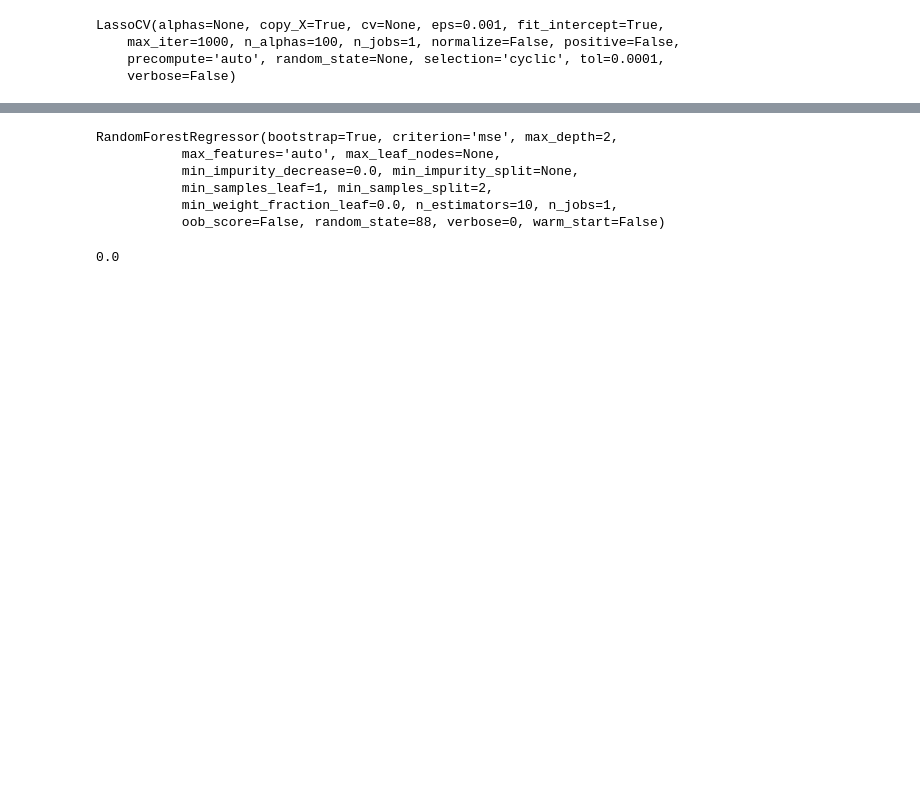
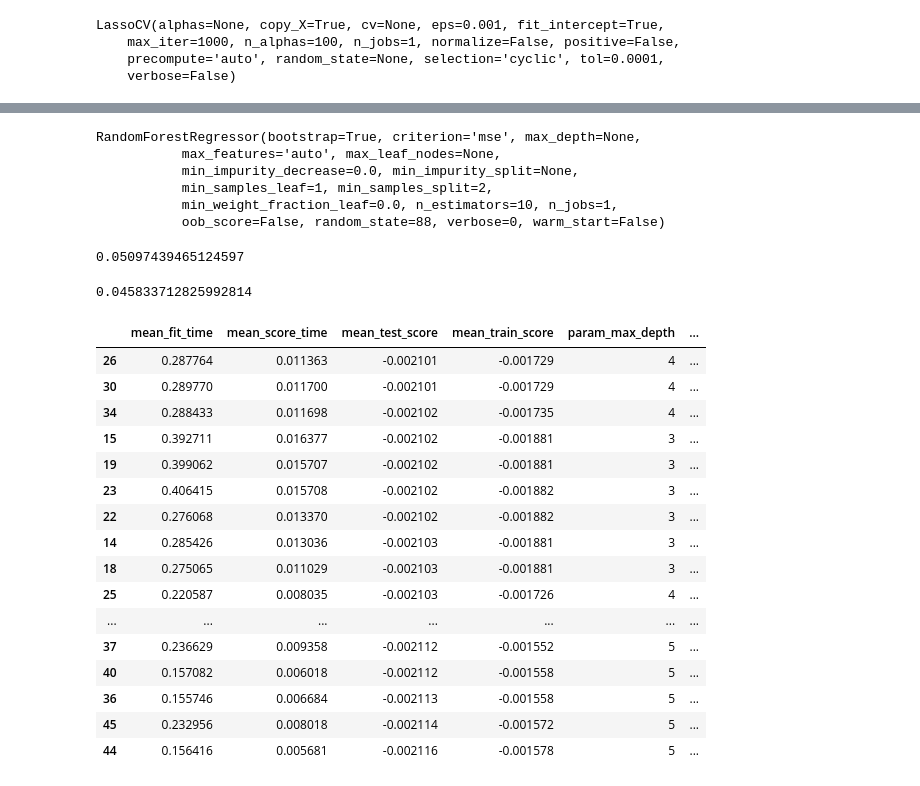
Before and after one commit to denk-o/ML, a Jupyter notebook: coffee_beans/coffee_beans_test.ipynb, the cells around one changed output, grey strips where cells are left out. Cells and saved outputs as stored; diff of their text form; code cells hidden in the pictures; blank space fills up the shorter version.

Commit message:
more random forest regression discussion

```diff
--- a/coffee_beans/coffee_beans_test.ipynb
+++ b/coffee_beans/coffee_beans_test.ipynb
@@ -66,24 +66,52 @@ np.sqrt(np.mean((y_te - my_lasso.predict(x_te))**2))
 # %%
 from sklearn.ensemble import RandomForestClassifier
 from sklearn.ensemble import RandomForestRegressor
-from sklearn.datasets import make_regression
-from sklearn.datasets import make_classification
+from sklearn.model_selection import GridSearchCV
 
-x_t_reg, x_test, y_t_reg, y_test = train_test_split(X,y, random_state=0)
-reg = RandomForestRegressor(max_depth=2, random_state=88)
+x_t_reg, x_test, y_t_reg, y_test = train_test_split(X,y, random_state=42)
+reg = RandomForestRegressor(random_state=88)
+
+params = {"max_depth":[2,3,4,5],  "min_impurity_decrease":[1e-7,1e-6,1e-5],  "n_estimators":[100,150,200,300]}
+
+gs = GridSearchCV(reg,params, n_jobs=-1, scoring = "neg_mean_squared_error")
+gs.fit(x_t_reg,y_t_reg)
 
 sc.fit(x_t_reg)
 x_t_reg = sc.transform(x_t_reg)
 x_test = sc.transform(x_test)
 reg.fit(x_t_reg,y_t_reg)
 # %% [output]
-RandomForestRegressor(bootstrap=True, criterion='mse', max_depth=2,
+RandomForestRegressor(bootstrap=True, criterion='mse', max_depth=None,
            max_features='auto', max_leaf_nodes=None,
            min_impurity_decrease=0.0, min_impurity_split=None,
            min_samples_leaf=1, min_samples_split=2,
            min_weight_fraction_leaf=0.0, n_estimators=10, n_jobs=1,
            oob_score=False, random_state=88, verbose=0, warm_start=False)
 # %%
-np.sqrt(np.mean(y_test - reg.predict(x_test))**2)
+np.sqrt(np.mean((y_test - reg.predict(x_test))**2))
 # %% [output]
-0.0
+0.05097439465124597
+# %%
+np.sqrt(abs(gs.best_score_))
+# %% [output]
+0.045833712825992814
+# %%
+pd.DataFrame(gs.cv_results_).sort_values("rank_test_score")
+# %% [output]
+|  | mean_fit_time | mean_score_time | mean_test_score | mean_train_score | param_max_depth | ... |
+| 26 | 0.287764 | 0.011363 | -0.002101 | -0.001729 | 4 | ... |
+| 30 | 0.289770 | 0.011700 | -0.002101 | -0.001729 | 4 | ... |
+| 34 | 0.288433 | 0.011698 | -0.002102 | -0.001735 | 4 | ... |
+| 15 | 0.392711 | 0.016377 | -0.002102 | -0.001881 | 3 | ... |
+| 19 | 0.399062 | 0.015707 | -0.002102 | -0.001881 | 3 | ... |
+| 23 | 0.406415 | 0.015708 | -0.002102 | -0.001882 | 3 | ... |
+| 22 | 0.276068 | 0.013370 | -0.002102 | -0.001882 | 3 | ... |
+| 14 | 0.285426 | 0.013036 | -0.002103 | -0.001881 | 3 | ... |
+| 18 | 0.275065 | 0.011029 | -0.002103 | -0.001881 | 3 | ... |
+| 25 | 0.220587 | 0.008035 | -0.002103 | -0.001726 | 4 | ... |
+| ... | ... | ... | ... | ... | ... | ... |
+| 37 | 0.236629 | 0.009358 | -0.002112 | -0.001552 | 5 | ... |
+| 40 | 0.157082 | 0.006018 | -0.002112 | -0.001558 | 5 | ... |
+| 36 | 0.155746 | 0.006684 | -0.002113 | -0.001558 | 5 | ... |
+| 45 | 0.232956 | 0.008018 | -0.002114 | -0.001572 | 5 | ... |
+| 44 | 0.156416 | 0.005681 | -0.002116 | -0.001578 | 5 | ... |
```
Also changed, not shown: parts of 2 cells of this notebook.
